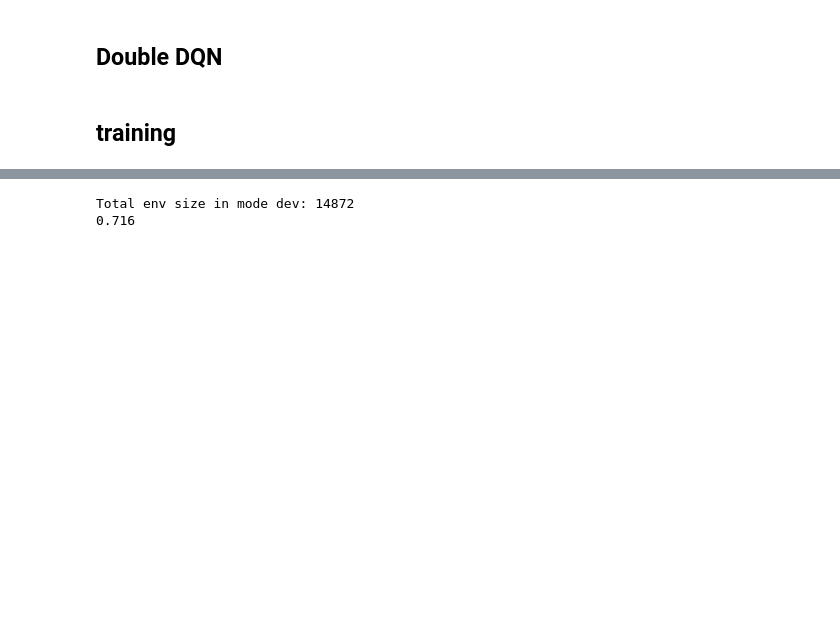
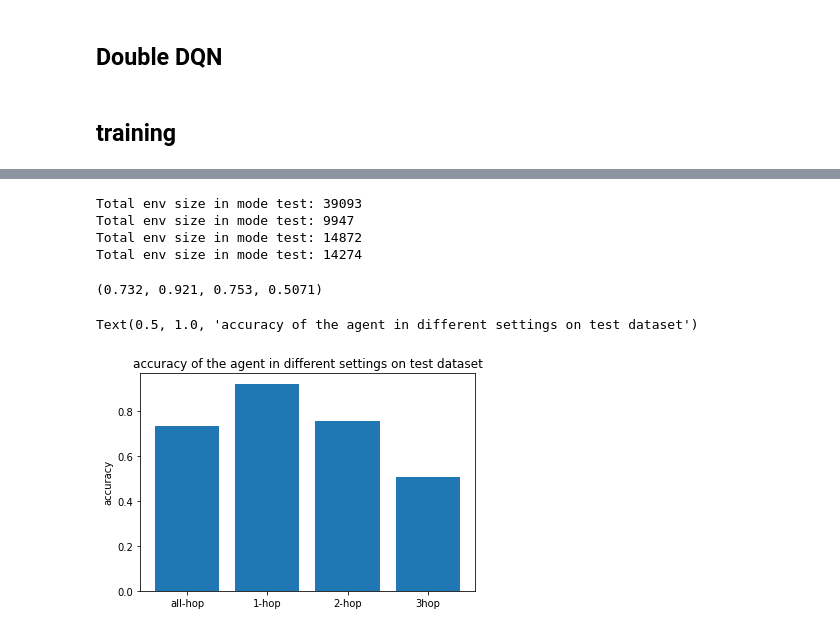
Before and after one commit to navidmdn/Multi-hop-qa-rl, a Jupyter notebook: graph_environment.ipynb, the cells around one changed output, grey strips where cells are left out. Saved outputs shown, nothing was run; the diff lists cells and outputs as text; code cells hidden in the pictures; blank space fills up the shorter version.

```diff
--- a/graph_environment.ipynb
+++ b/graph_environment.ipynb
@@ -950,13 +960,72 @@ eval_env = KGEnv(
     entities_vocab=entities_voc,
     entities_inv_vocab=entities_inv_voc,
     rel_inv_voc=relations_inv_voc, rel_voc=relations_voc,
-    mode='dev',
+    mode='test',
+    nhops=[1,2,3]
+)
+
+avg_ret1 = np.mean(evaluate_agent(eval_env, ddqn, k=1000))
+
+
+eval_env = KGEnv(
+    len(relations_voc),
+    observation_space=768+200+200+200,
+    q_embeddings=question_embs,
+    ent_embeddings=ent_emb_dict,
+    rel_embeddings=rel_emb_dict,
+    entities_vocab=entities_voc,
+    entities_inv_vocab=entities_inv_voc,
+    rel_inv_voc=relations_inv_voc, rel_voc=relations_voc,
+    mode='test',
+    nhops=[1]
+)
+
+avg_ret2 = np.mean(evaluate_agent(eval_env, ddqn, k=1000))
+
+
+eval_env = KGEnv(
+    len(relations_voc),
+    observation_space=768+200+200+200,
+    q_embeddings=question_embs,
+    ent_embeddings=ent_emb_dict,
+    rel_embeddings=rel_emb_dict,
+    entities_vocab=entities_voc,
+    entities_inv_vocab=entities_inv_voc,
+    rel_inv_voc=relations_inv_voc, rel_voc=relations_voc,
+    mode='test',
     nhops=[2]
 )
 
-avg_ret = np.mean(evaluate_agent(eval_env, ddqn, k=1000))
-print(avg_ret)
+avg_ret3 = np.mean(evaluate_agent(eval_env, ddqn, k=1000))
+
+eval_env = KGEnv(
+    len(relations_voc),
+    observation_space=768+200+200+200,
+    q_embeddings=question_embs,
+    ent_embeddings=ent_emb_dict,
+    rel_embeddings=rel_emb_dict,
+    entities_vocab=entities_voc,
+    entities_inv_vocab=entities_inv_voc,
+    rel_inv_voc=relations_inv_voc, rel_voc=relations_voc,
+    mode='test',
+    nhops=[3]
+)
+
+avg_ret4 = np.mean(evaluate_agent(eval_env, ddqn, k=10000))
 # %% [output]
-Total env size in mode dev: 14872
-0.716
+Total env size in mode test: 39093
+Total env size in mode test: 9947
+Total env size in mode test: 14872
+Total env size in mode test: 14274
+# %%
+avg_ret1, avg_ret2, avg_ret3, avg_ret4
+# %% [output]
+(0.732, 0.921, 0.753, 0.5071)
+# %%
+plt.bar(['all-hop', '1-hop', '2-hop', '3hop'], [avg_ret1, avg_ret2, avg_ret3, avg_ret4,])
+plt.ylabel("accuracy")
+plt.title('accuracy of the agent in different settings on test dataset')
+# %% [output]
+Text(0.5, 1.0, 'accuracy of the agent in different settings on test dataset')
+[figure, added]
 # %%
```
Also changed, not shown: parts of 10 cells of this notebook.
